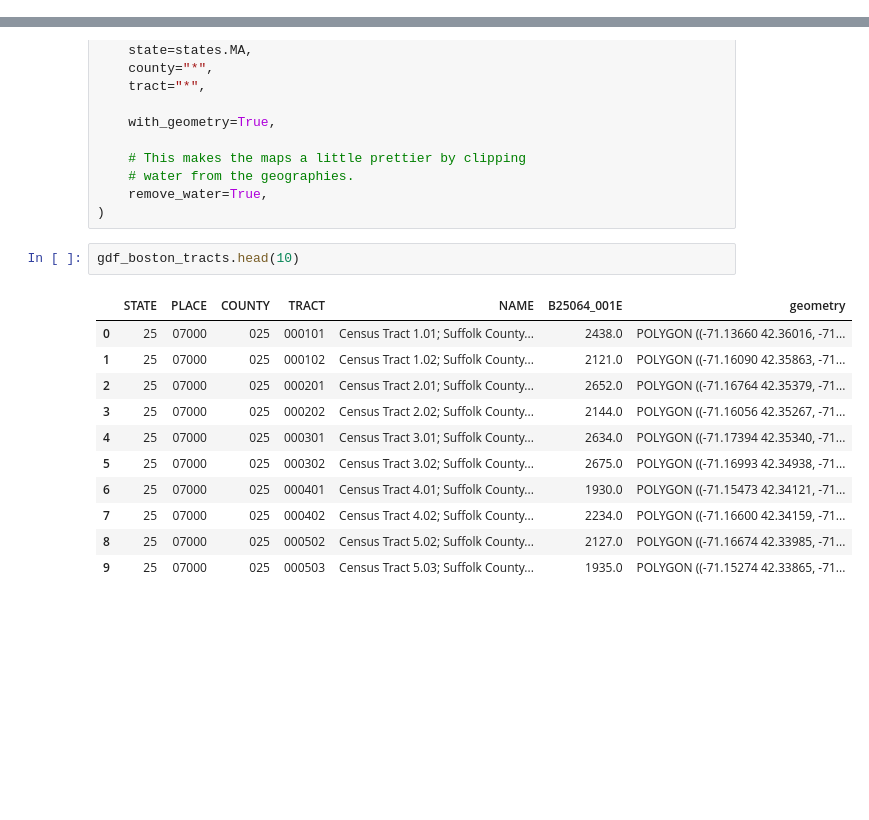
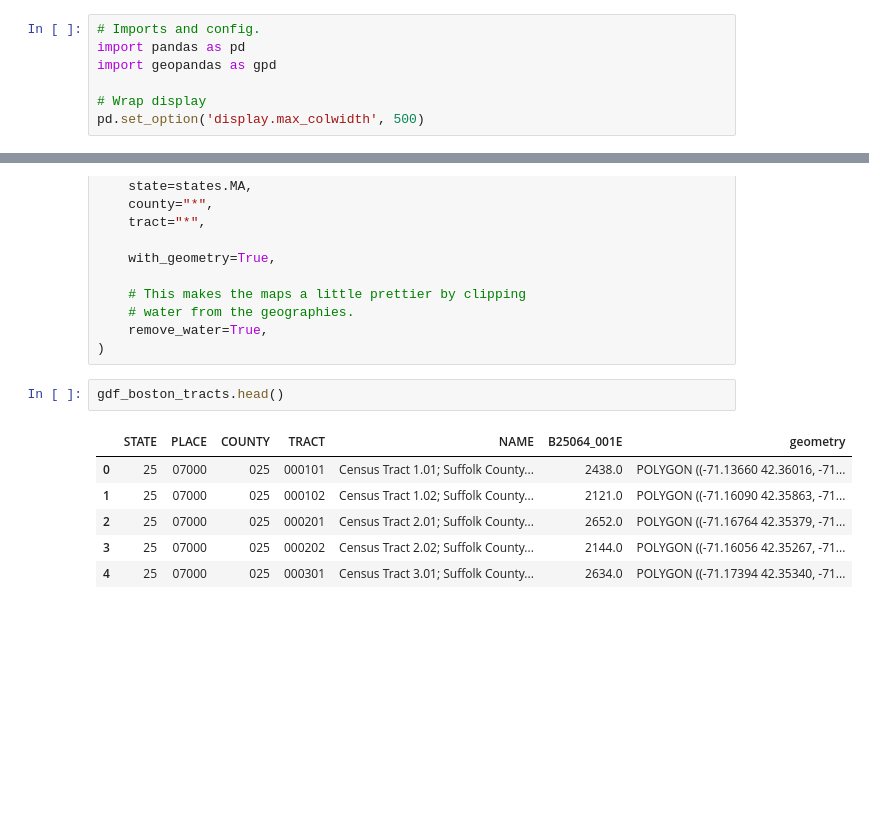
Before and after one commit to censusdis/introduction, a Jupyter notebook: Introduction to censusdis.ipynb, the cells around one changed output, grey strips where cells are left out. Cells and saved outputs as stored; diff of their text form.

````diff
--- a/Introduction to censusdis.ipynb
+++ b/Introduction to censusdis.ipynb
@@ -145,3 +149,10 @@ pip install censusdis
 ```
 # %% [markdown]
 <br/><br/><br/><br/><br/><br/><br/><br/><br/>
+# %%
+# Imports and config.
+import pandas as pd
+import geopandas as gpd
+
+# Wrap display
+pd.set_option('display.max_colwidth', 500)
@@ -1087,19 +1084,14 @@ gdf_boston_tracts = ced.contained_within(
     remove_water=True,
 )
 # %%
-gdf_boston_tracts.head(10)
+gdf_boston_tracts.head()
 # %% [output]
 |  | STATE | PLACE | COUNTY | TRACT | NAME | B25064_001E | geometry |
 | 0 | 25 | 07000 | 025 | 000101 | Census Tract 1.01; Suffolk County... | 2438.0 | POLYGON ((-71.13660 42.36016, -71... |
 | 1 | 25 | 07000 | 025 | 000102 | Census Tract 1.02; Suffolk County... | 2121.0 | POLYGON ((-71.16090 42.35863, -71... |
 | 2 | 25 | 07000 | 025 | 000201 | Census Tract 2.01; Suffolk County... | 2652.0 | POLYGON ((-71.16764 42.35379, -71... |
 | 3 | 25 | 07000 | 025 | 000202 | Census Tract 2.02; Suffolk County... | 2144.0 | POLYGON ((-71.16056 42.35267, -71... |
 | 4 | 25 | 07000 | 025 | 000301 | Census Tract 3.01; Suffolk County... | 2634.0 | POLYGON ((-71.17394 42.35340, -71... |
-| 5 | 25 | 07000 | 025 | 000302 | Census Tract 3.02; Suffolk County... | 2675.0 | POLYGON ((-71.16993 42.34938, -71... |
-| 6 | 25 | 07000 | 025 | 000401 | Census Tract 4.01; Suffolk County... | 1930.0 | POLYGON ((-71.15473 42.34121, -71... |
-| 7 | 25 | 07000 | 025 | 000402 | Census Tract 4.02; Suffolk County... | 2234.0 | POLYGON ((-71.16600 42.34159, -71... |
-| 8 | 25 | 07000 | 025 | 000502 | Census Tract 5.02; Suffolk County... | 2127.0 | POLYGON ((-71.16674 42.33985, -71... |
-| 9 | 25 | 07000 | 025 | 000503 | Census Tract 5.03; Suffolk County... | 1935.0 | POLYGON ((-71.15274 42.33865, -71... |
 # %% [markdown]
 <br/><br/><br/><br/><br/><br/><br/><br/><br/>
 # %% [markdown]
````
Also changed, not shown: parts of 93 cells of this notebook, 2 other files.
